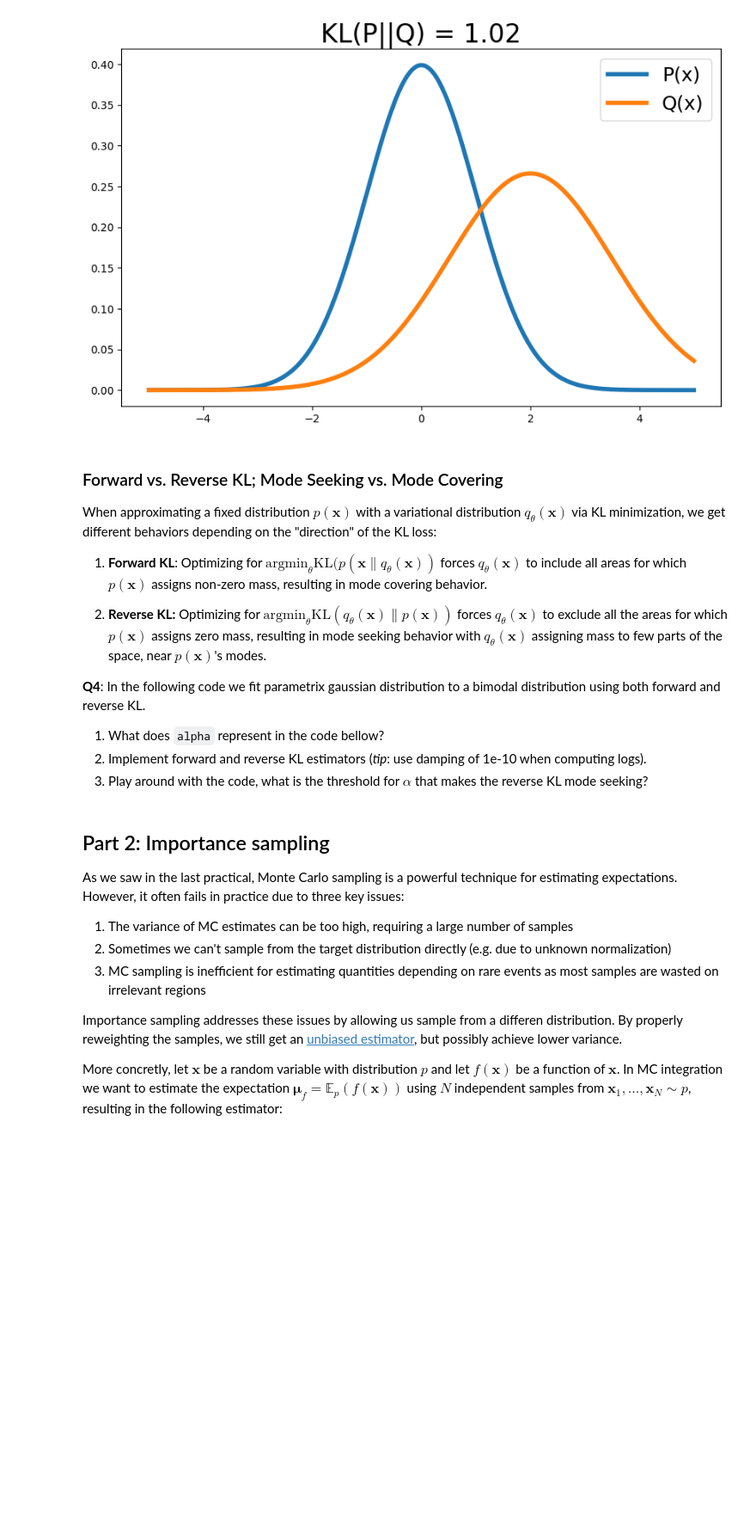
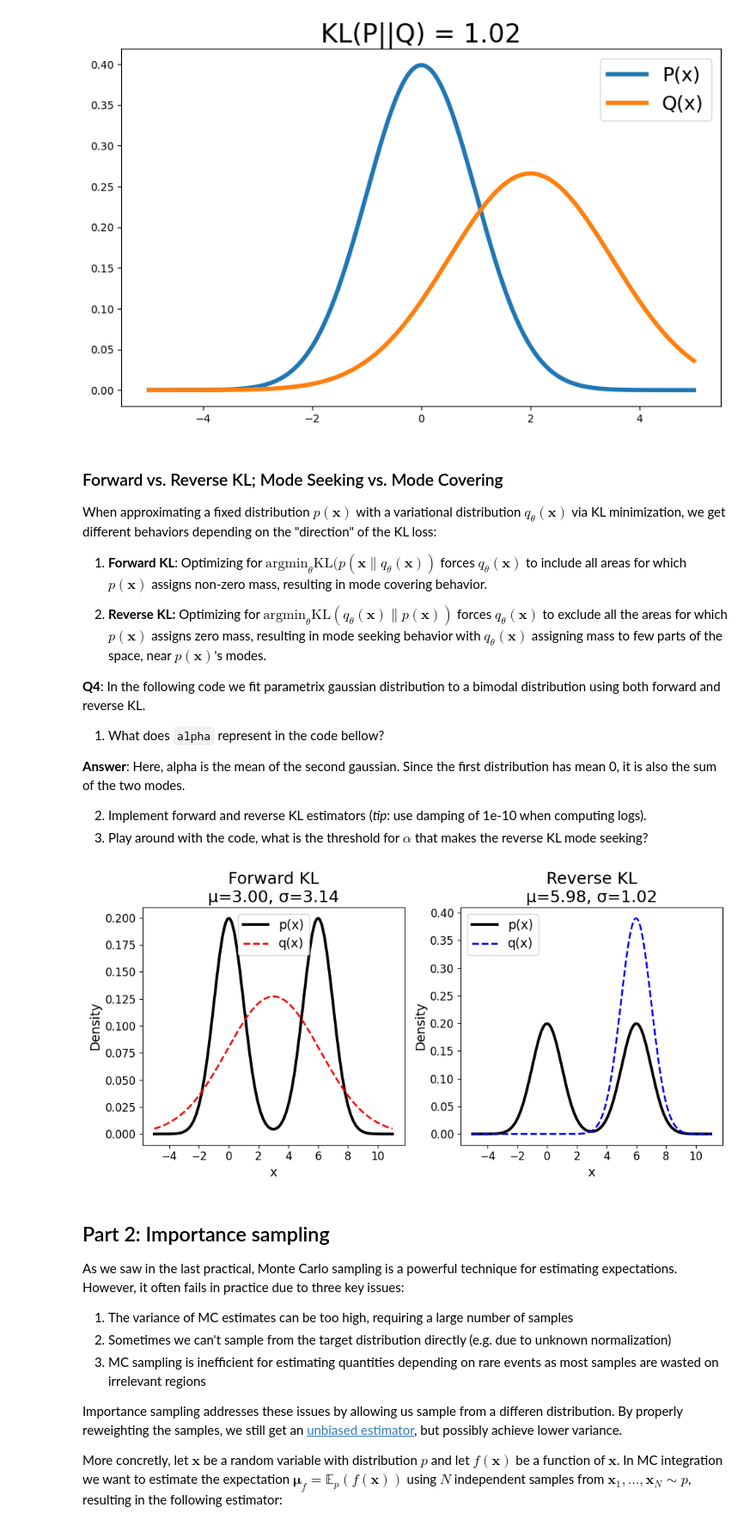
Before and after one commit to alexandre-bismuth/UncertaintyInDeepLearning, a Jupyter notebook: UDL_Practical_2_A_Toolkit_for_the_Probabilistic_Machine_Learning.ipynb, the cells around one changed output. Shown at 86% size. Saved outputs shown, nothing was run; the diff lists cells and outputs as text; code cells hidden in the pictures; blank space fills up the shorter version.

```diff
--- a/UDL_Practical_2_A_Toolkit_for_the_Probabilistic_Machine_Learning.ipynb
+++ b/UDL_Practical_2_A_Toolkit_for_the_Probabilistic_Machine_Learning.ipynb
@@ -235,10 +235,13 @@ When approximating a fixed distribution $p(\mathbf{x})$ with a variational distr
 
 **Q4**: In the following code we fit parametrix gaussian distribution to a bimodal distribution using both forward and reverse KL.
 1. What does `alpha` represent in the code bellow?
+
+**Answer**: Here, alpha is the mean of the second gaussian. Since the first distribution has mean 0, it is also the sum of the two modes.
+
 2. Implement forward and reverse KL estimators (*tip*: use damping of 1e-10 when computing logs).
 3. Play around with the code, what is the threshold for $\alpha$ that makes the reverse KL mode seeking?
 # %%
-alpha = 4.8
+alpha = 6 # 4.8
 
 # Check if CUDA is available
 device = torch.device('cuda' if torch.cuda.is_available() else 'cpu')
@@ -248,7 +251,7 @@ def p(x):
     # Mixture of two Gaussians
     dist1 = torch.distributions.Normal(loc=torch.tensor([0.0]).to(device), scale=torch.tensor([1.0]).to(device))
     dist2 = torch.distributions.Normal(loc=torch.tensor([alpha]).to(device), scale=torch.tensor([1.0]).to(device))
-    return 0.5 * np.exp(dist1.log_prob(x)) + 0.5 * np.exp(dist2.log_prob(x))
+    return 0.5 * torch.exp(dist1.log_prob(x)) + 0.5 * torch.exp(dist2.log_prob(x)) # I changed from NumPy to PyTorch here for cuda bugs
 
 # Define a variational distribution q(x) with learnable parameters
 class VariationalDist:
@@ -276,7 +279,7 @@ p_x = p(x)
 for i in tqdm.trange(1000):
     # Estimate forward KL
     q_forward_x = q_forward.pdf(x)
-    forward_kl = 0.0 # TODO: Implement forward KL estimator
+    forward_kl = torch.sum(p_x* (torch.log(p_x + 1e-10) - torch.log(q_forward_x + 1e-10))) * (x[1] - x[0]).item() # TODO: Implement forward KL estimator
 
     # Optimize for forward KL
     opt_forward.zero_grad()
@@ -285,7 +288,7 @@ for i in tqdm.trange(1000):
 
     # Estimate reverse KL
     q_reverse_x = q_reverse.pdf(x)
-    reverse_kl = 0.0 # TODO: Implement reverse KL estimator
+    reverse_kl = torch.sum(q_reverse_x* (torch.log(q_reverse_x + 1e-10) - torch.log(p_x + 1e-10))) * (x[1] - x[0]).item() # TODO: Implement reverse KL estimator
 
     # Optimize for reverse KL
     opt_reverse.zero_grad()
@@ -295,33 +298,35 @@ for i in tqdm.trange(1000):
 # Plot results
 x = torch.linspace(-5, alpha + 5, 5000).to(device)
 p_x = p(x)
 
 plt.figure(figsize=(10, 5))
 
 # Forward KL result
 plt.subplot(121)
 plt.plot(x.cpu().detach().numpy(), p_x.cpu().detach().numpy(), 'k-', lw=3, label='p(x)')
 plt.plot(x.cpu().detach().numpy(), q_forward.pdf(x).cpu().detach().numpy(), 'r--', lw=2, label='q(x)')
 plt.title(f'Forward KL\nμ={q_forward.mu.item():.2f}, σ={np.exp(0.5 * q_forward.logvar.item()):.2f}', fontsize=18)
 plt.legend(fontsize=14)
 plt.xlabel('x', fontsize=14)
 plt.ylabel('Density', fontsize=14)
 plt.xticks(fontsize=12)
 plt.yticks(fontsize=12)
 
 # Reverse KL result
 plt.subplot(122)
 plt.plot(x.cpu().detach().numpy(), p_x.cpu().detach().numpy(), 'k-', lw=3, label='p(x)')
 plt.plot(x.cpu().detach().numpy(), q_reverse.pdf(x).cpu().detach().numpy(), 'b--', lw=2, label='q(x)')
 plt.title(f'Reverse KL\nμ={q_reverse.mu.item():.2f}, σ={np.exp(0.5 * q_reverse.logvar.item()):.2f}', fontsize=18)
 plt.legend(fontsize=14)
 plt.xlabel('x', fontsize=14)
 plt.ylabel('Density', fontsize=14)
 plt.xticks(fontsize=12)
 plt.yticks(fontsize=12)
 
 plt.tight_layout()
 plt.show()
+# %% [output]
+[figure, added]
 # %% [markdown]
 ## Part 2: Importance sampling
 
```
Also changed, not shown: parts of 3 cells of this notebook.
